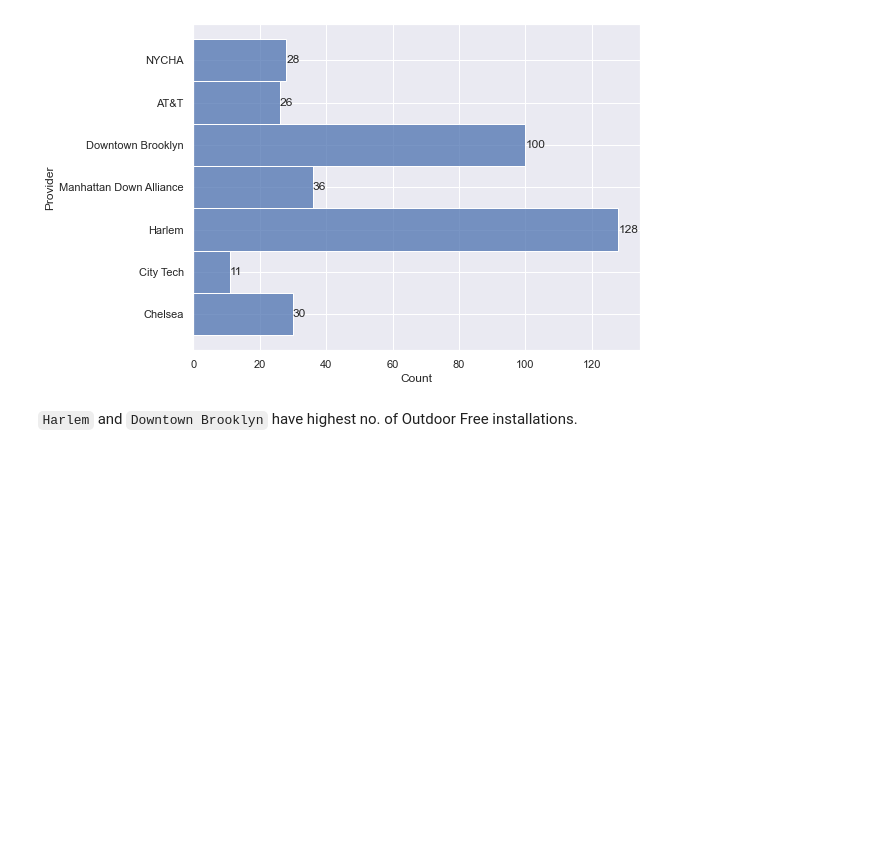
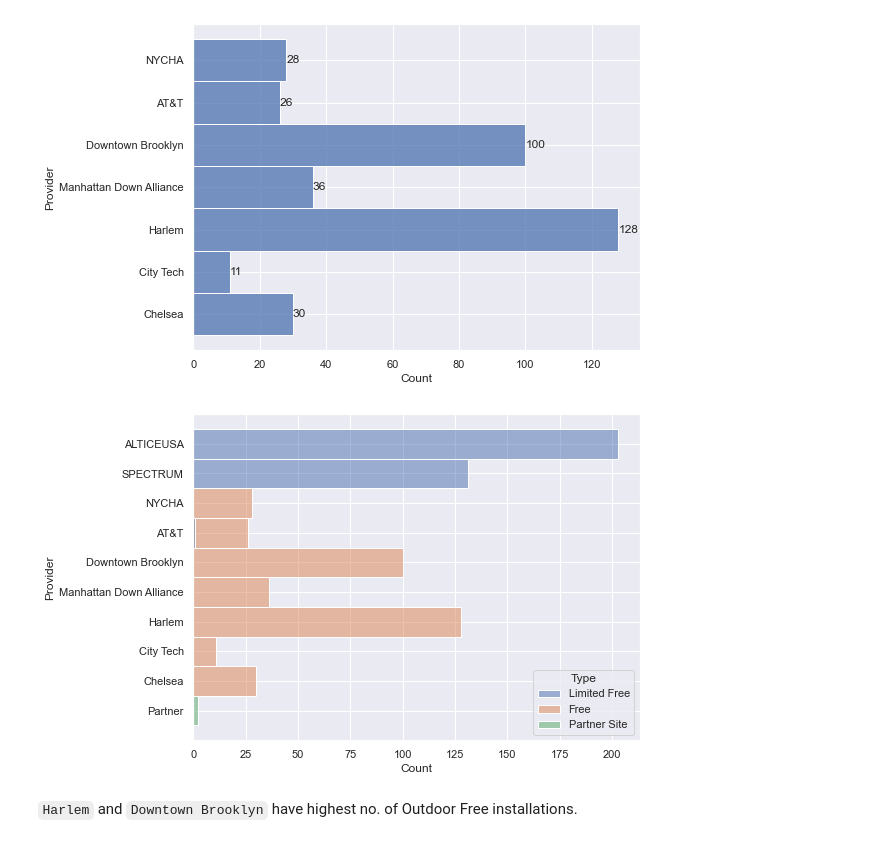
Before and after one commit to Accelerate-AI/Data-Science-Global-Bootcamp, a Jupyter notebook: ClassAssignment/Assignment01/AAI - Bootcamp - Assignment01 - Q2 Solution.ipynb, the cells around one changed output. Drawn from its saved outputs; the diff is of its cells as text; code cells hidden in the pictures; blank space fills up the shorter version.

````diff
--- a/ClassAssignment/Assignment01/AAI - Bootcamp - Assignment01 - Q2 Solution.ipynb
+++ b/ClassAssignment/Assignment01/AAI - Bootcamp - Assignment01 - Q2 Solution.ipynb
@@ -231,6 +232,12 @@ ax.bar_label(ax.containers[0])                              # annotate each bar
 plt.show()
 # %% [output]
 [figure]
+# %%
+# An alternate way to visualize this
+ax = sns.histplot(data=df_Outdoor, y="Provider", hue="Type")
+plt.show()
+# %% [output]
+[figure, added]
 # %% [markdown]
 ```Harlem``` and ```Downtown Brooklyn``` have highest no. of Outdoor Free installations.
 # %% [markdown]
````
Also changed, not shown: parts of 1 cell of this notebook.
